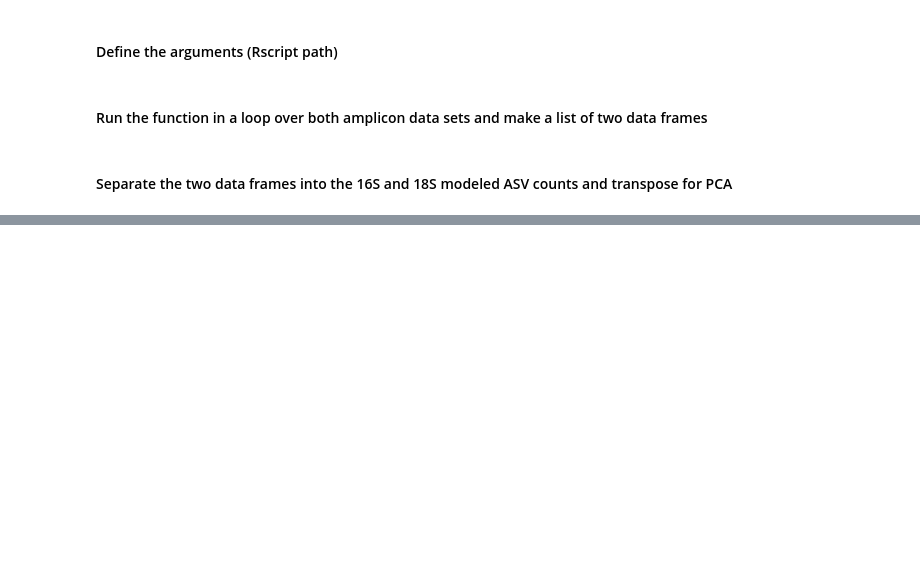
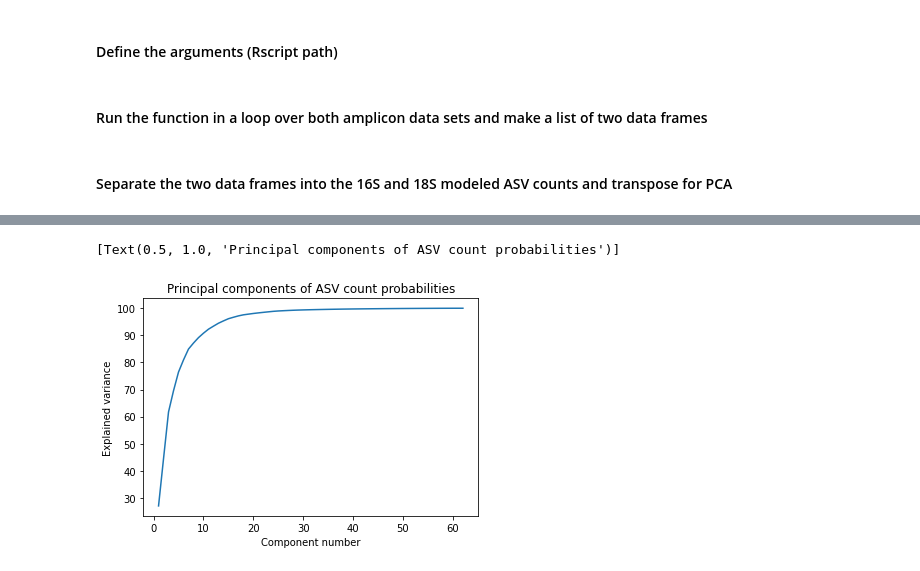
Before and after one commit to nvpatin/MAMBO, a Jupyter notebook: Amplicon_multitrophic_Bayesian.ipynb, the cells around one changed output, grey strips where cells are left out. Cells and saved outputs as stored; diff of their text form; code cells hidden in the pictures; blank space fills up the shorter version.

```diff
--- a/Amplicon_multitrophic_Bayesian.ipynb
+++ b/Amplicon_multitrophic_Bayesian.ipynb
@@ -192,0 +169,6 @@ bayes_summary_16S_18S
+# %%
+# Untransformed 18S
+pca = PCA(n_components=62)
+pca.fit_transform(df_18S)
+variance_array_18S = np.cumsum(pca.explained_variance_ratio_ * 100)
+variance_array_18S
@@ -192,0 +263,8 @@ bayes_summary_16S_18S
+# %%
+# 18S count data
+df_variance = format_variance_data_for_plotting(variance_array_18S)
+sns.lineplot(data=df_variance, x="Component number",
+             y="Explained variance").set(title='Principal components of ASV count probabilities')
+# %% [output]
+[Text(0.5, 1.0, 'Principal components of ASV count probabilities')]
+[figure, added]
```
Also changed, not shown: parts of 55 cells of this notebook, 7 other files.
